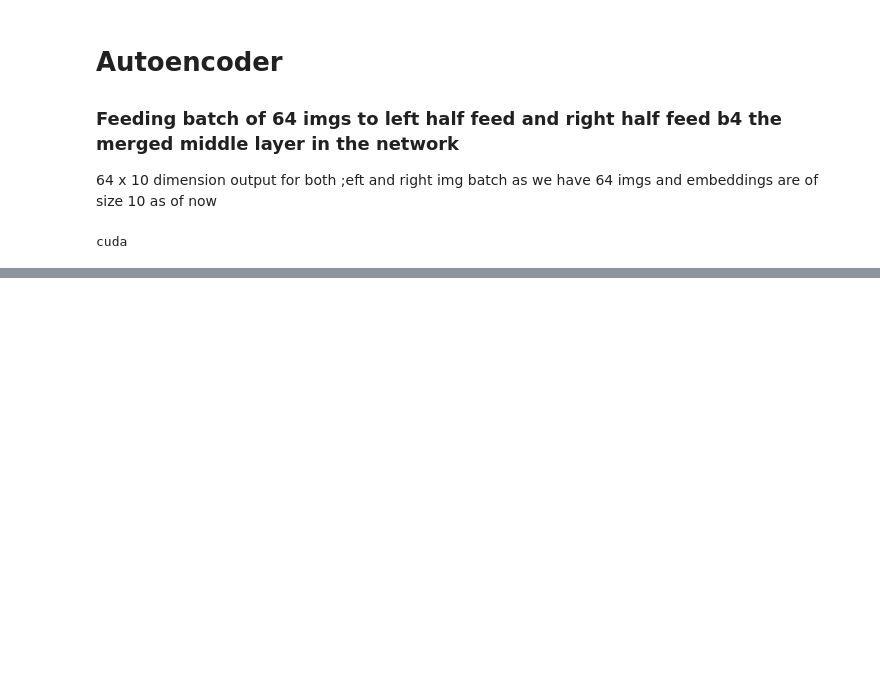
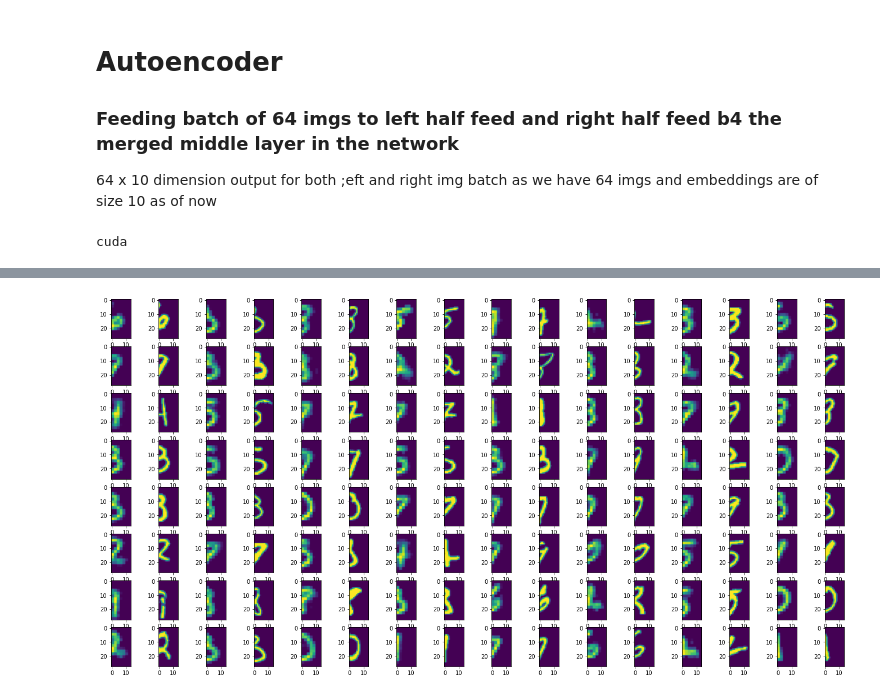
Before and after one commit to prashantdukecyfi/SMAI-CorMCNN-Project, a Jupyter notebook: SMAI_PROJECT_FINAL.ipynb, the cells around one changed output, grey strips where cells are left out. Cells and saved outputs as stored; diff of their text form; code cells hidden in the pictures; blank space fills up the shorter version.

```diff
--- a/SMAI_PROJECT_FINAL.ipynb
+++ b/SMAI_PROJECT_FINAL.ipynb
@@ -297,3 +307,10 @@ show_sample_reconstructions(right, actual)
+# %%
+ACTUAL = actual.cpu().detach().numpy()
+ACTUAL = ACTUAL[:,1,:,:]
+ACTUAL = ACTUAL.squeeze()
+show_sample_reconstructions(RIGHT1.cpu().detach().numpy(), ACTUAL)
+# %% [output]
+[figure, added]
 # %%
 actual = x.cpu().detach().numpy()
 left = left2.cpu().detach().numpy()
```
Also changed, not shown: parts of 16 cells of this notebook.
